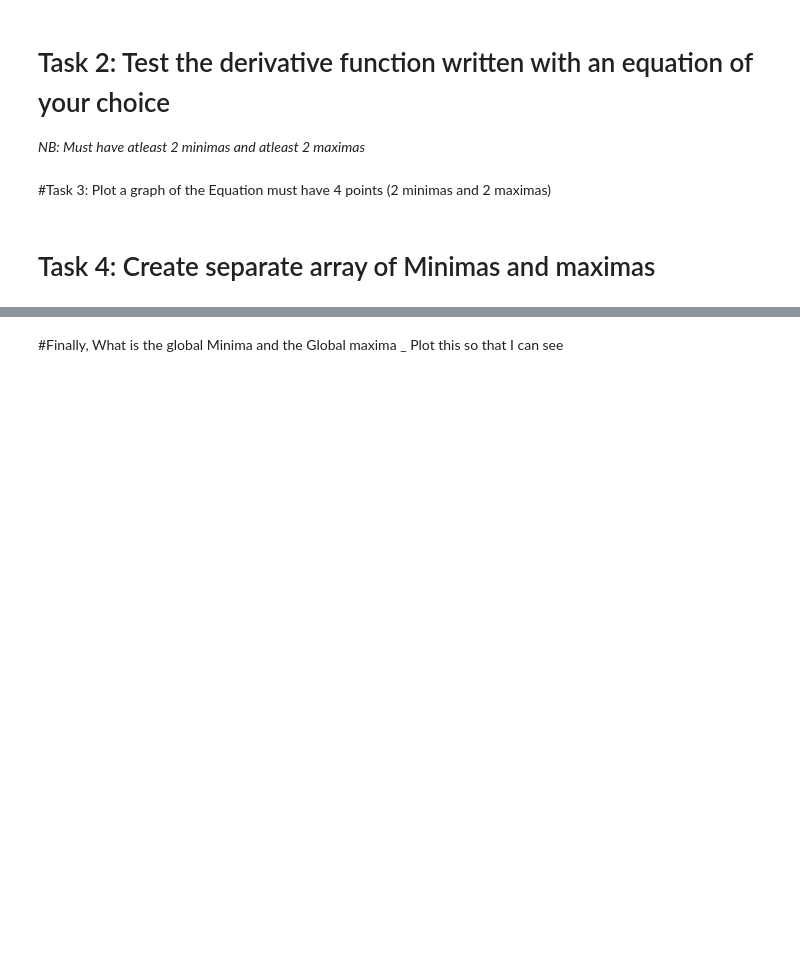
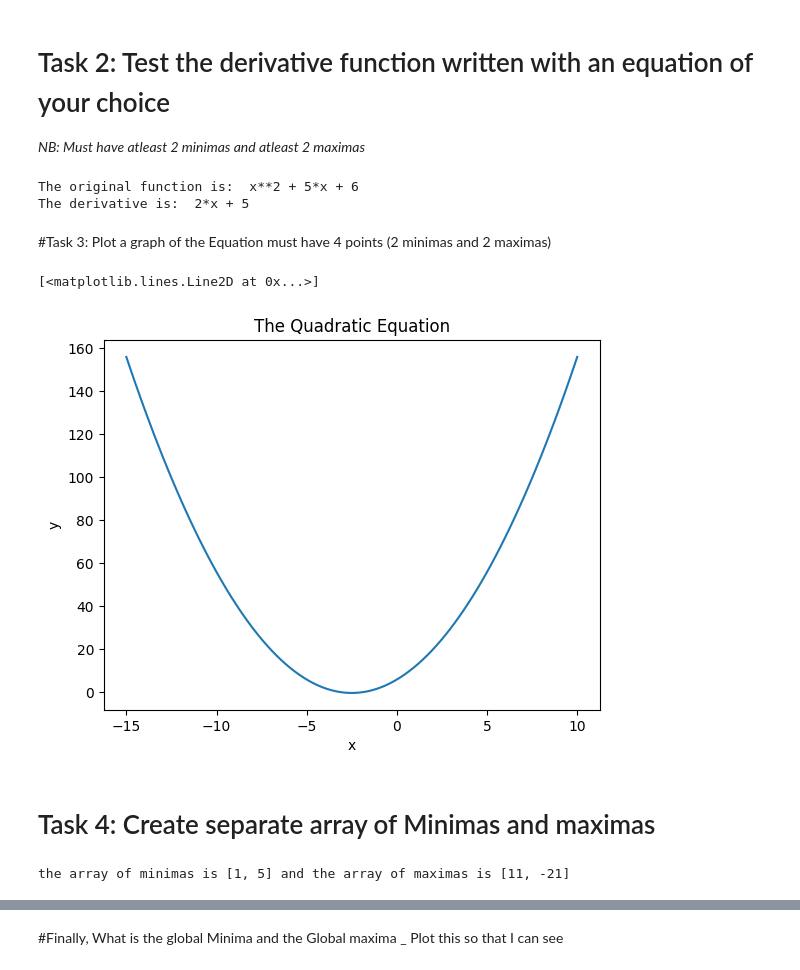
Before and after one commit to davyleroy/Math-for-Machine-Learning, a Jupyter notebook: Calculus_Assignment_PLD3.ipynb, the cells around one changed output, grey strips where cells are left out. Saved outputs shown, nothing was run; the diff lists cells and outputs as text; code cells hidden in the pictures; blank space fills up the shorter version.

```diff
--- a/Calculus_Assignment_PLD3.ipynb
+++ b/Calculus_Assignment_PLD3.ipynb
@@ -15,8 +21,41 @@ def f(x):
+# %%
+# let's define x
+
+x = sp.symbols('x')
+def f(x):
+    return x
+
+
+# let's define f(x) = x^2 + 5x + 6
+
+def g(x):
+    g_x = x**2 + 5*x + 6
+    return g_x
+
+
+# find the derivative of g(x)
+der = dy_dx(g(x))
+print("The original function is: ", g(f(x)))
+print("The derivative is: ", der)
+# %% [output]
+The original function is:  x**2 + 5*x + 6
+The derivative is:  2*x + 5
 # %% [markdown]
 #Task 3: Plot a graph of the Equation must have 4 points (2 minimas and 2 maximas)
 # %%
-import matplot.pyplot as plt
+import matplotlib.pyplot as plt
 
 #Create a visualization of the quadratic equation
+
+x = np.linspace(-15, 10, 100)
+y = g(x)
+
+plt.xlabel('x')
+plt.ylabel('y')
+plt.title('The Quadratic Equation')
+plt.plot(x, y)
+# %% [output]
+[<matplotlib.lines.Line2D at 0x...>]
+[figure, added]
 # %% [markdown]
 # Task 4: Create separate array of Minimas and maximas
@@ -34,0 +62,22 @@ Print(f'The global minima is {}')
+# %%
+def get_max_min(equation):
+    x = sp.symbols('x')
+    derivative = dy_dx(equation, 'x')
+    critical_pts = sp.solve(derivative, x)
+    x_critical_pts = []
+    y_critical_pts = []
+
+    for point in critical_pts:
+        values = equation.subs(x, point)
+        x_critical_pts.append(point)
+        y_critical_pts.append(values)
+
+    return x_critical_pts, y_critical_pts
+
+y = 'x**3 - 9*x**2 + 15*x + 4'
+equation = sp.sympify(y)
+arr_minimas, arr_maximas = get_max_min(equation)
+
+print(f'the array of minimas is {arr_minimas} and the array of maximas is {arr_maximas}')
+# %% [output]
+the array of minimas is [1, 5] and the array of maximas is [11, -21]
```
Also changed, not shown: parts of 5 cells of this notebook.
